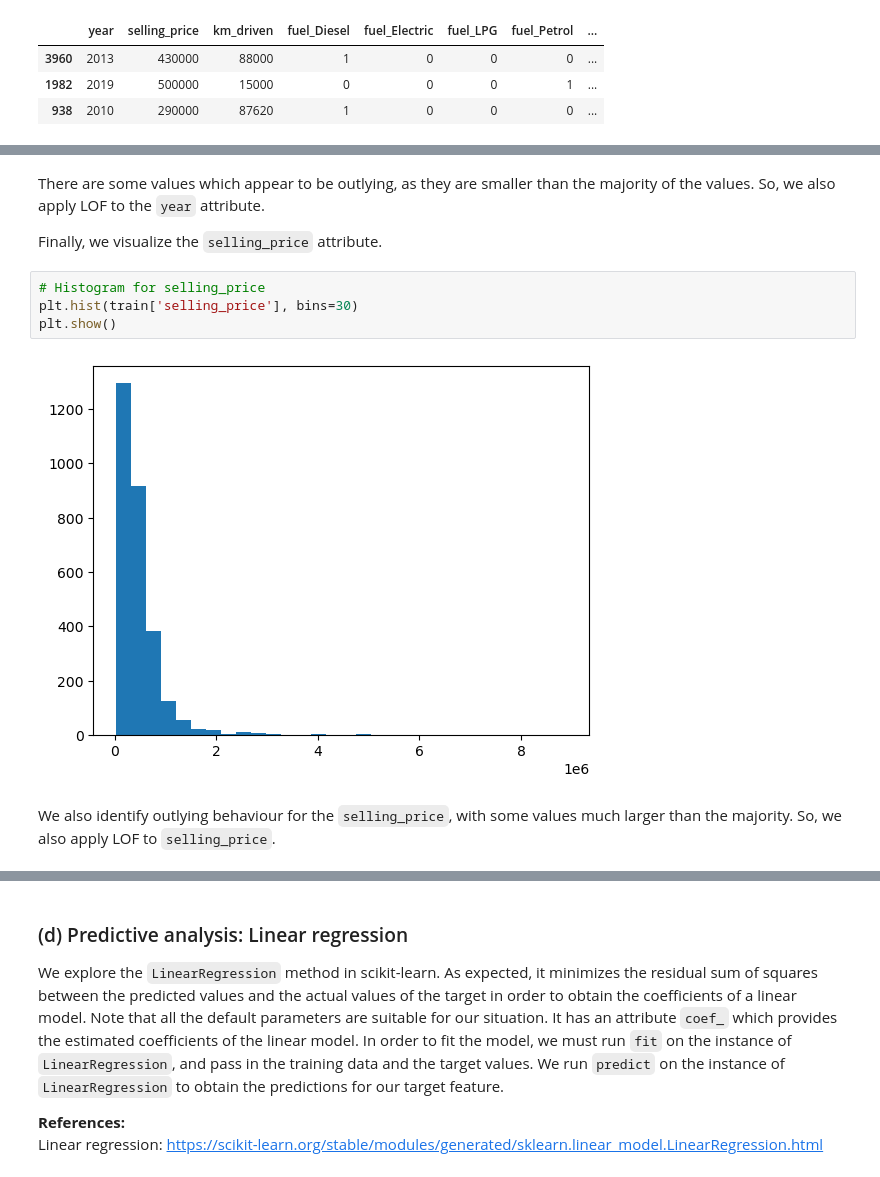
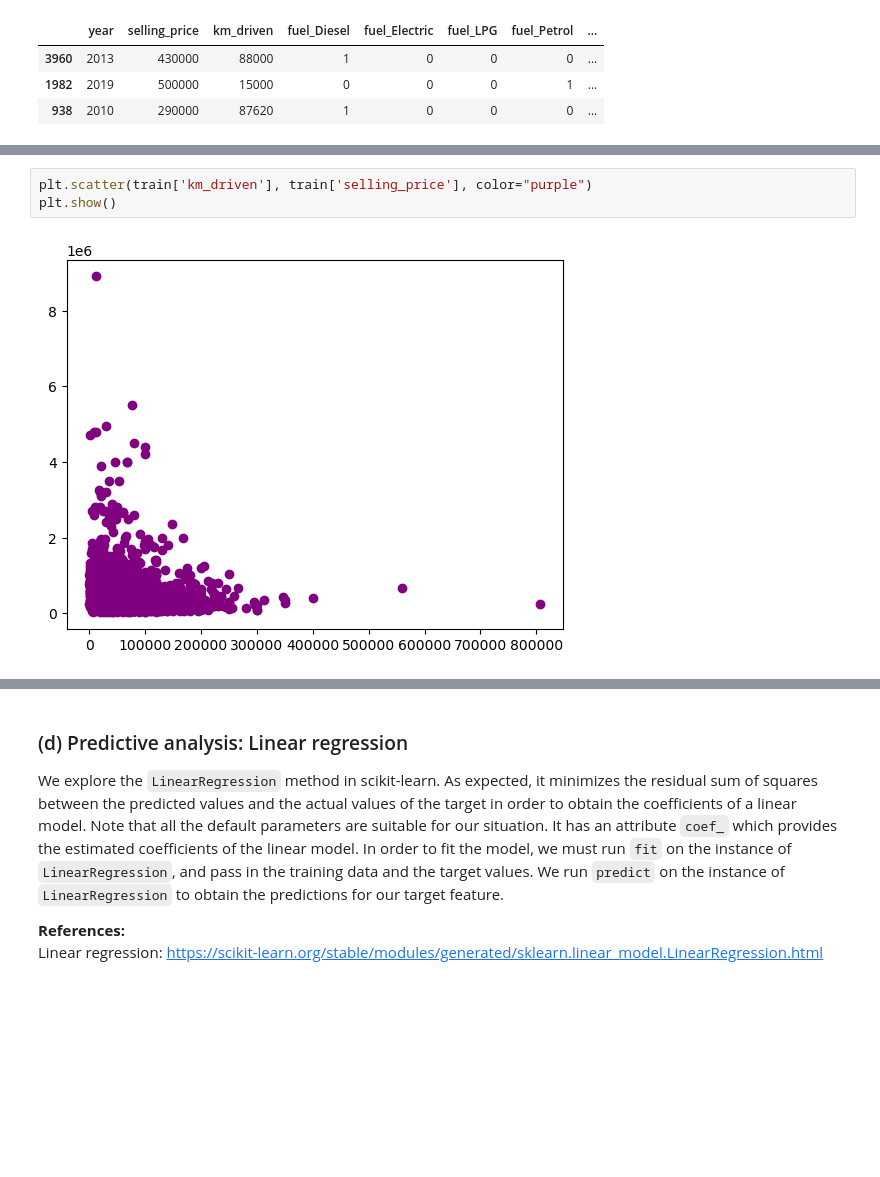
Before and after one commit to Natasa127/CSI4142-A3, a Jupyter notebook: Regression.ipynb, the cells around one changed output, grey strips where cells are left out. Drawn from its saved outputs; the diff is of its cells as text; blank space fills up the shorter version.

```diff
--- a/Regression.ipynb
+++ b/Regression.ipynb
@@ -403,13 +397,6 @@ plt.show()
-# %% [markdown]
-There are some values which appear to be outlying, as they are smaller than the majority of the values. So, we also apply LOF to the `year` attribute.
-
-Finally, we visualize the `selling_price` attribute.
-# %%
-# Histogram for selling_price
-plt.hist(train['selling_price'], bins=30)
-plt.show()
-# %% [output]
-[figure, removed]
-# %% [markdown]
-We also identify outlying behaviour for the `selling_price`, with some values much larger than the majority. So, we also apply LOF to `selling_price`.
+# %%
+plt.scatter(train['km_driven'], train['selling_price'], color="purple")
+plt.show()
+# %% [output]
+[figure, added]
 # %% [markdown]
```
Also changed, not shown: parts of 20 cells of this notebook.
